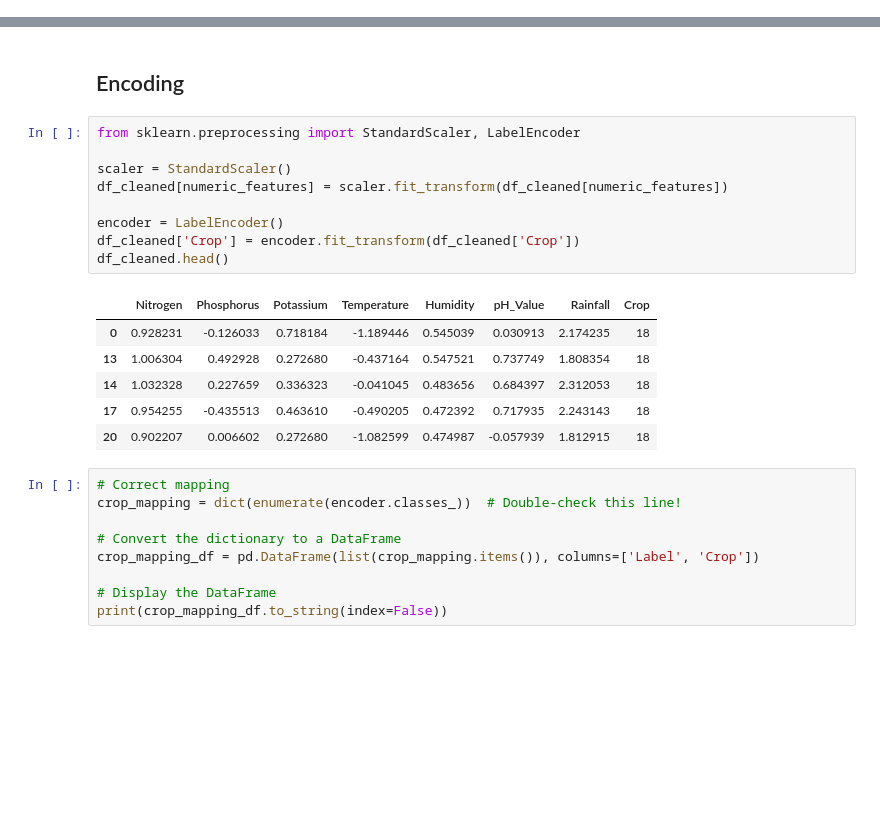
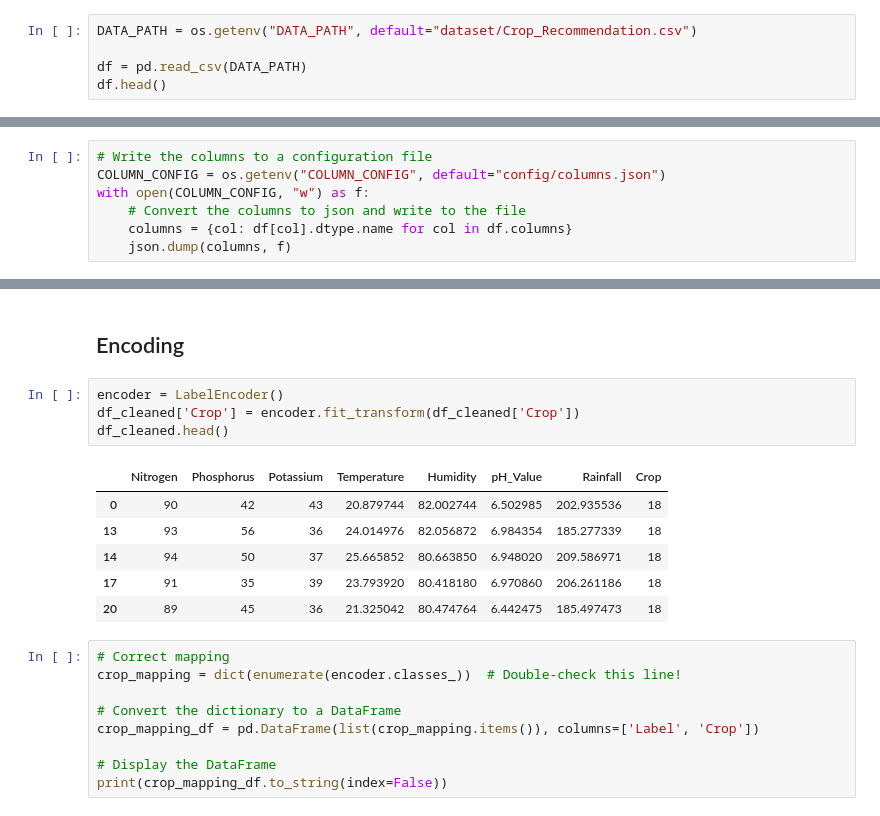
Before and after one commit to Johnnysnipes90/Crop-Recommendation-System, a Jupyter notebook: notebooks/Load and Explore.ipynb, the cells around one changed output, grey strips where cells are left out. Saved outputs shown, nothing was run; the diff lists cells and outputs as text; blank space fills up the shorter version.

```diff
--- a/notebooks/Load and Explore.ipynb
+++ b/notebooks/Load and Explore.ipynb
@@ -27,0 +22,5 @@ df.head()
+# %%
+DATA_PATH = os.getenv("DATA_PATH", default="dataset/Crop_Recommendation.csv")
+
+df = pd.read_csv(DATA_PATH)
+df.head()
@@ -28,3 +34,10 @@ df.head()
+# %%
+# Write the columns to a configuration file
+COLUMN_CONFIG = os.getenv("COLUMN_CONFIG", default="config/columns.json")
+with open(COLUMN_CONFIG, "w") as f:
+    # Convert the columns to json and write to the file
+    columns = {col: df[col].dtype.name for col in df.columns}
+    json.dump(columns, f)
 # %%
 df.info()
 # %% [output]
@@ -284,21 +297,16 @@ Cleaned DataFrame shape: (1768, 8)
 # %% [markdown]
 ## Encoding
 # %%
-from sklearn.preprocessing import StandardScaler, LabelEncoder
-
-scaler = StandardScaler()
-df_cleaned[numeric_features] = scaler.fit_transform(df_cleaned[numeric_features])
-
 encoder = LabelEncoder()
 df_cleaned['Crop'] = encoder.fit_transform(df_cleaned['Crop'])
 df_cleaned.head()
 # %% [output]
 |  | Nitrogen | Phosphorus | Potassium | Temperature | Humidity | pH_Value | Rainfall | Crop |
-| 0 | 0.928231 | -0.126033 | 0.718184 | -1.189446 | 0.545039 | 0.030913 | 2.174235 | 18 |
-| 13 | 1.006304 | 0.492928 | 0.272680 | -0.437164 | 0.547521 | 0.737749 | 1.808354 | 18 |
-| 14 | 1.032328 | 0.227659 | 0.336323 | -0.041045 | 0.483656 | 0.684397 | 2.312053 | 18 |
-| 17 | 0.954255 | -0.435513 | 0.463610 | -0.490205 | 0.472392 | 0.717935 | 2.243143 | 18 |
-| 20 | 0.902207 | 0.006602 | 0.272680 | -1.082599 | 0.474987 | -0.057939 | 1.812915 | 18 |
+| 0 | 90 | 42 | 43 | 20.879744 | 82.002744 | 6.502985 | 202.935536 | 18 |
+| 13 | 93 | 56 | 36 | 24.014976 | 82.056872 | 6.984354 | 185.277339 | 18 |
+| 14 | 94 | 50 | 37 | 25.665852 | 80.663850 | 6.948020 | 209.586971 | 18 |
+| 17 | 91 | 35 | 39 | 23.793920 | 80.418180 | 6.970860 | 206.261186 | 18 |
+| 20 | 89 | 45 | 36 | 21.325042 | 80.474764 | 6.442475 | 185.497473 | 18 |
 # %%
 # Correct mapping
 crop_mapping = dict(enumerate(encoder.classes_))  # Double-check this line!
```
Also changed, not shown: parts of 7 cells of this notebook, 9 other files.
